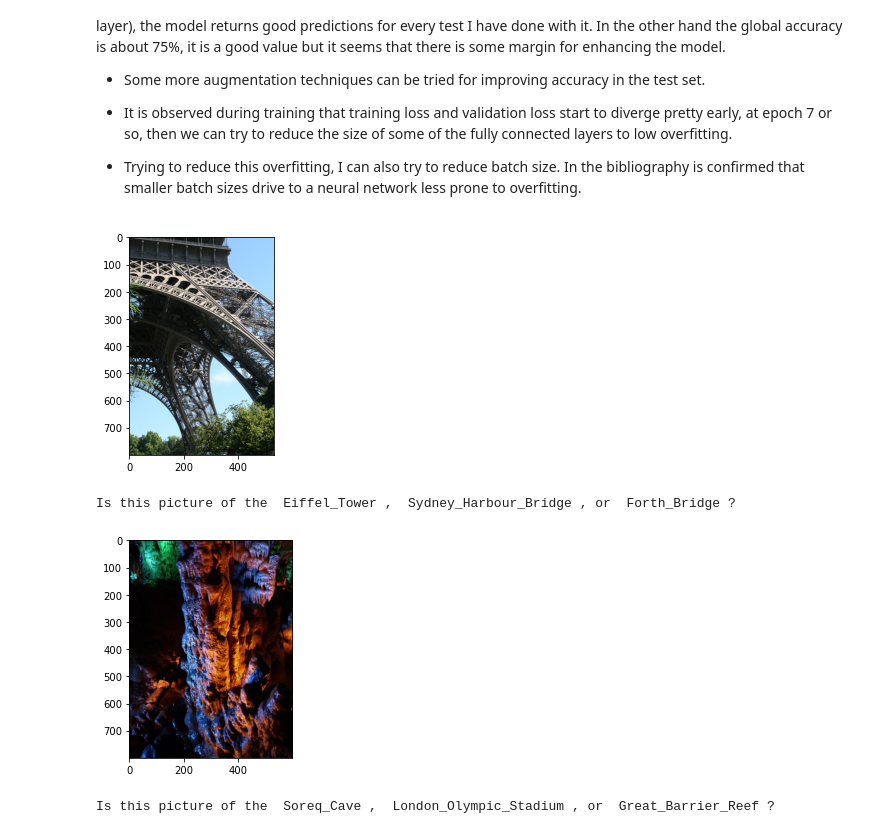
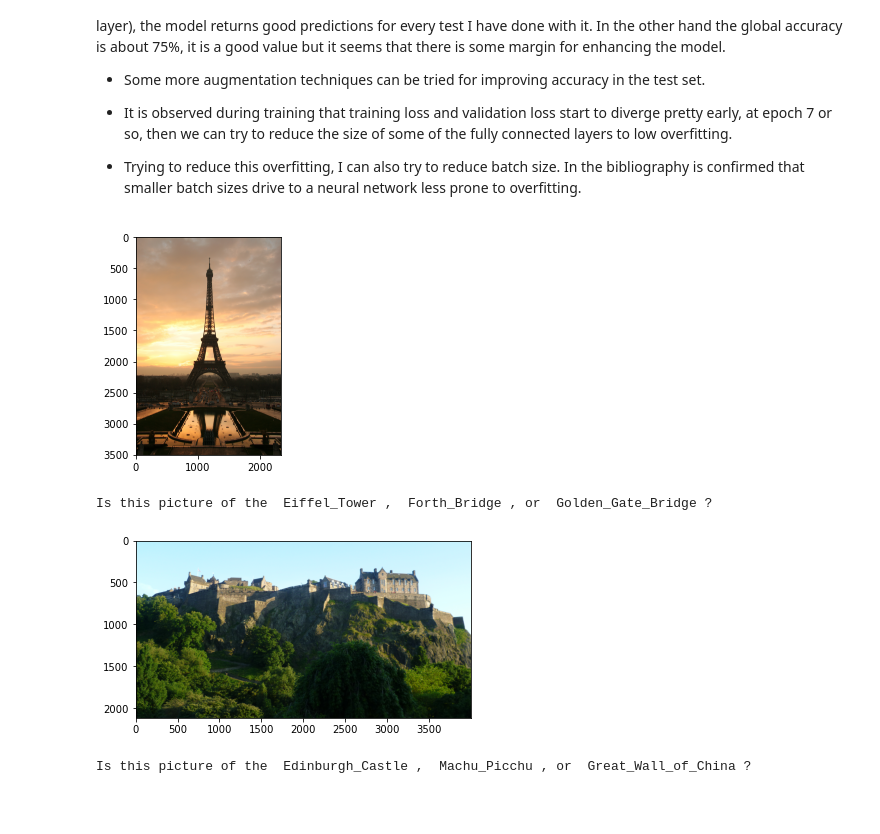
Before and after one commit to pedrojlucas/landmark-tagging-project, a Jupyter notebook: landmark_project/landmark.ipynb, the cells around one changed output. Saved outputs shown, nothing was run; the diff lists cells and outputs as text; code cells hidden in the pictures; blank space fills up the shorter version.

```diff
--- a/landmark_project/landmark.ipynb
+++ b/landmark_project/landmark.ipynb
@@ -685,12 +685,12 @@ The accuracy and perfomance of the transfer learning model is better than I woul
 ## at least 4 images on your computer.
 ## Feel free to use as many code cells as needed.
 
-suggest_locations('images/test/16.Eiffel_Tower/3828627c8730f160.jpg')
+suggest_locations('images/Tour_eiffel_at_sunrise_from_the_trocadero.jpg')
 # %% [output]
-[figure, old version]
+[figure, new version]
-Is this picture of the  Eiffel_Tower ,  Sydney_Harbour_Bridge , or  Forth_Bridge ?
+Is this picture of the  Eiffel_Tower ,  Forth_Bridge , or  Golden_Gate_Bridge ?
 # %%
-suggest_locations('images/test/24.Soreq_Cave/18dbbad48a83a742.jpg')
+suggest_locations('images/Edinburgh_Castle_from_the_North.jpg')
 # %% [output]
-[figure, old version]
+[figure, new version]
-Is this picture of the  Soreq_Cave ,  London_Olympic_Stadium , or  Great_Barrier_Reef ?
+Is this picture of the  Edinburgh_Castle ,  Machu_Picchu , or  Great_Wall_of_China ?
```
Also changed, not shown: parts of 10 cells of this notebook, 5 other files.
